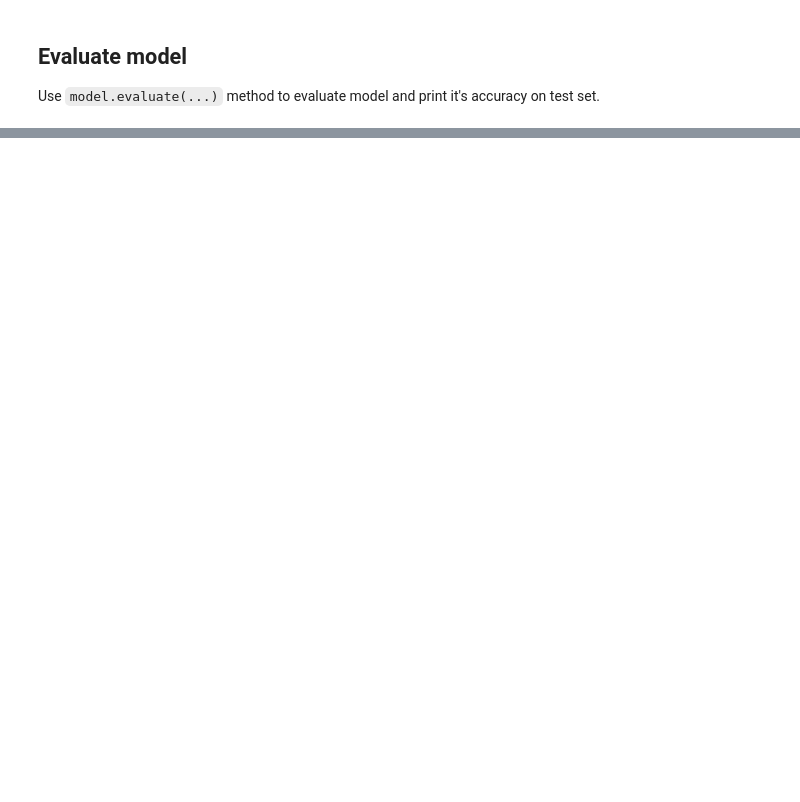
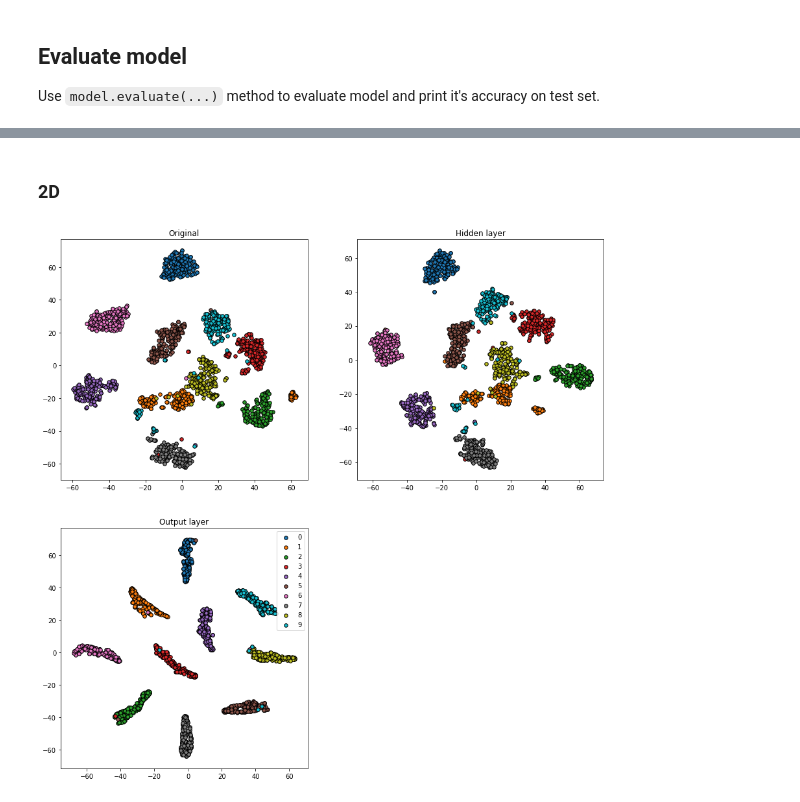
Before and after one commit to piojanu/beit-dl, a Jupyter notebook: Digits Recognition - Full.ipynb, the cells around one changed output, grey strips where cells are left out. Cells and saved outputs as stored; diff of their text form; code cells hidden in the pictures; blank space fills up the shorter version.

```diff
--- a/Digits Recognition - Full.ipynb
+++ b/Digits Recognition - Full.ipynb
@@ -179,0 +275,24 @@ print("{0}: {2:.3f}, {1}: {3:.3f}".format(*model.metrics_names, *results))
+# %% [markdown]
+### 2D
+# %%
+fig = plt.figure(figsize=plt.figaspect(1.0))
+
+ax1 = fig.add_subplot(2, 2, 1)
+ax2 = fig.add_subplot(2, 2, 2)
+ax3 = fig.add_subplot(2, 2, 3)
+
+for i in range(len(digits.target_names)):
+    ax1.set_title("Original")
+    ax1.scatter(X_reduced_2D[y == i, 0], X_reduced_2D[y == i, 1],
+                cmap=plt.cm.Set1, edgecolor='k', s=30, label=i)
+    ax2.set_title("Hidden layer")
+    ax2.scatter(A_reduced_2D[y == i, 0], A_reduced_2D[y == i, 1],
+                cmap=plt.cm.Set1, edgecolor='k', s=30, label=i)
+    ax3.set_title("Output layer")
+    ax3.scatter(O_reduced_2D[y == i, 0], O_reduced_2D[y == i, 1],
+                cmap=plt.cm.Set1, edgecolor='k', s=30, label=i)
+
+plt.legend()
+plt.show()
+# %% [output]
+[figure, added]
```
Also changed, not shown: parts of 11 cells of this notebook, 1 other file.
